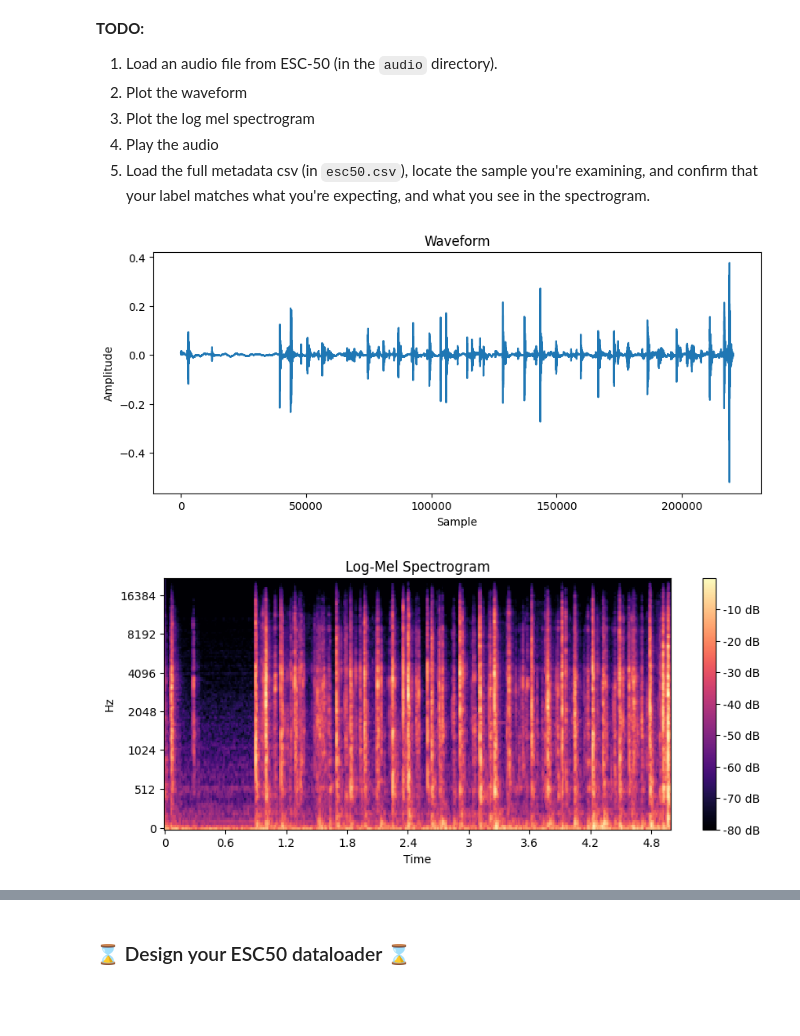
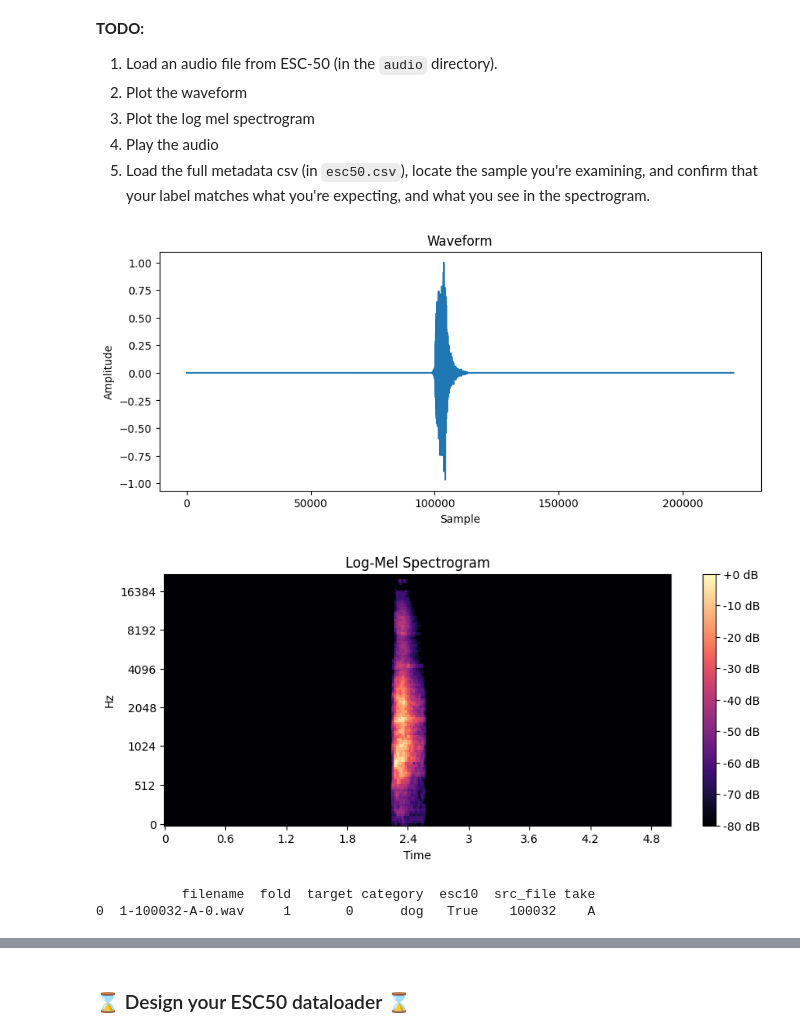
Before and after one commit to josh14668/MachineListeningCSGY9223, a Jupyter notebook: assignment3.ipynb, the cells around one changed output, grey strips where cells are left out. Saved outputs shown, nothing was run; the diff lists cells and outputs as text; code cells hidden in the pictures; blank space fills up the shorter version.

```diff
--- a/assignment3.ipynb
+++ b/assignment3.ipynb
@@ -474,34 +474,47 @@ Even though you're familiar from the last assignment, this is always a good step
 # %%
 # TODO : the 5 exploratory data points above
 esc_dir = "/content/ESC-50-master"
 audio_dir = f"{esc_dir}/audio"
 
+
+
 # Load audio
-audio_file = os.path.join(audio_dir, "1-137-A-32.wav")
+audio_file = os.path.join(audio_dir, "1-100032-A-0.wav")
 
 audio_data, sr = librosa.load(audio_file, sr=None)
 
 #Plt waveform
 plt.figure(figsize=(10, 4))
 plt.plot(audio_data)
 plt.title("Waveform")
 plt.xlabel("Sample")
 plt.ylabel("Amplitude")
 plt.show()
 
 # Plt log mel
 mel_spec = librosa.feature.melspectrogram(y=audio_data, sr=sr, n_mels=128)
 log_mel_spec = librosa.power_to_db(mel_spec, ref=np.max)
 plt.figure(figsize=(10, 4))
 librosa.display.specshow(log_mel_spec, sr=sr, x_axis='time', y_axis='mel')
 plt.colorbar(format='%+2.0f dB')
 plt.title("Log-Mel Spectrogram")
 plt.show()
 
+
+csv_path = f"{esc_dir}/meta/esc50.csv"
+df = pd.read_csv(csv_path)
+
+
+metadata = df.loc[df['filename'] == '1-100032-A-0.wav']
+print(metadata)
+
+
 # Play Audio
 from IPython.display import Audio
 Audio(audio_file)
 # %% [output]
-[figure, old version]
+[figure, new version]
-[figure, old version]
+[figure, new version]
+           filename  fold  target category  esc10  src_file take
+0  1-100032-A-0.wav     1       0      dog   True    100032    A
 [interactive output not drawn]
```
Also changed, not shown: parts of 6 cells of this notebook.
